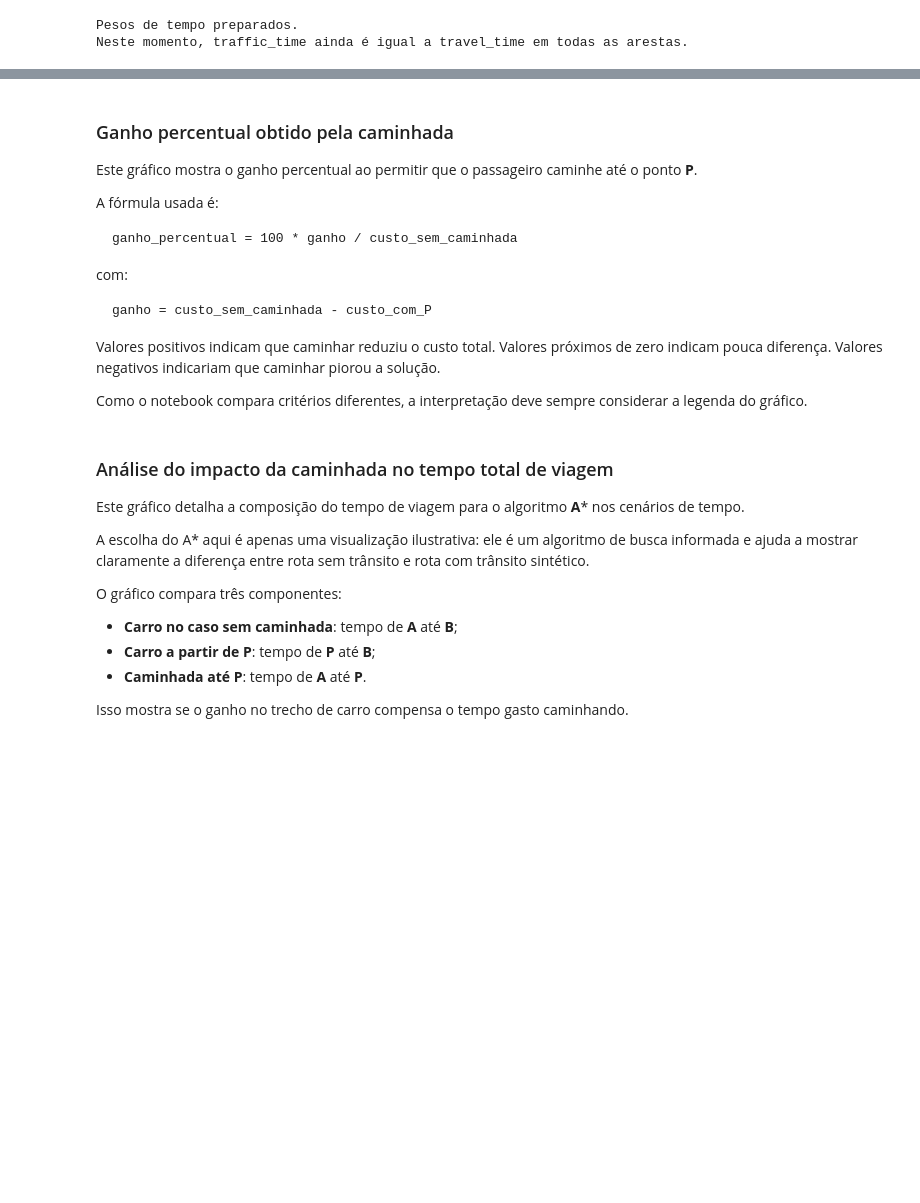
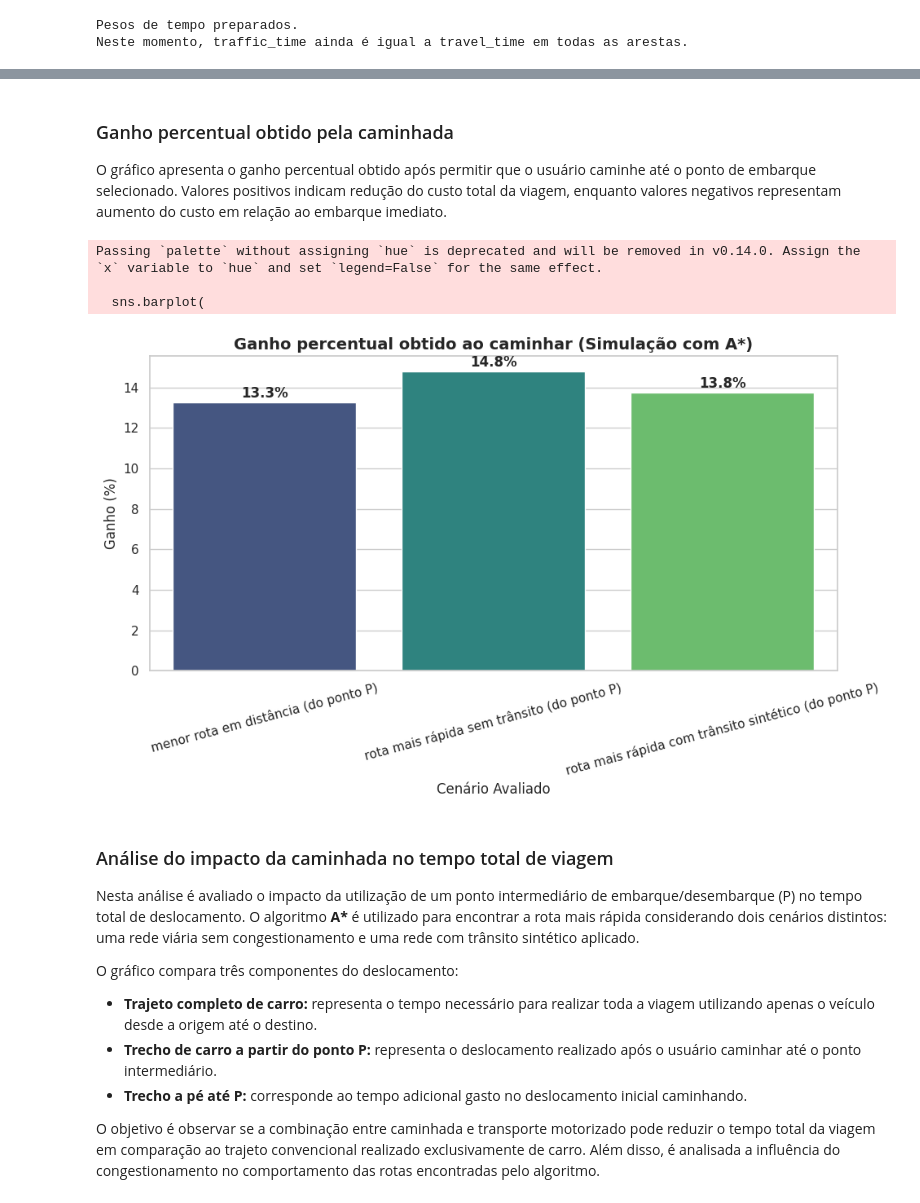
Before and after one commit to edivelton/datastructure, a Jupyter notebook: projects/ridesmart-aed2/RideSmart_AED2.ipynb, the cells around one changed output, grey strips where cells are left out. Drawn from its saved outputs; the diff is of its cells as text; code cells hidden in the pictures; blank space fills up the shorter version.

````diff
--- a/projects/ridesmart-aed2/RideSmart_AED2.ipynb
+++ b/projects/ridesmart-aed2/RideSmart_AED2.ipynb
@@ -1759,65 +1932,64 @@ plt.show()
 # %% [markdown]
 ### Ganho percentual obtido pela caminhada
 
-Este gráfico mostra o ganho percentual ao permitir que o passageiro caminhe até o ponto **P**.
-
-A fórmula usada é:
-
-```text
-ganho_percentual = 100 * ganho / custo_sem_caminhada
-```
-
-com:
-
-```text
-ganho = custo_sem_caminhada - custo_com_P
-```
-
-Valores positivos indicam que caminhar reduziu o custo total. Valores próximos de zero indicam pouca diferença. Valores negativos indicariam que caminhar piorou a solução.
-
-Como o notebook compara critérios diferentes, a interpretação deve sempre considerar a legenda do gráfico.
+O gráfico apresenta o ganho percentual obtido após permitir que o usuário caminhe até o ponto de embarque selecionado. Valores positivos indicam redução do custo total da viagem, enquanto valores negativos representam aumento do custo em relação ao embarque imediato.
 # %%
 import matplotlib.pyplot as plt
 import seaborn as sns
 
 sns.set_theme(style="whitegrid")
 
-plt.figure(figsize=(14,6))
+# 1. Filtramos o DataFrame para manter apenas UM algoritmo (ex: A*)
+df_filtrado = df_ganho_ao_caminhar[df_ganho_ao_caminhar['algoritmo'] == 'A*']
 
+# Podemos reduzir um pouco a largura da figura, já que agora temos menos barras
+plt.figure(figsize=(10, 6))
+
+# 2. Trocamos o eixo X para ser o 'criterio' e removemos o 'hue'
 sns.barplot(
-    data=df_ganho_ao_caminhar,
-    x="algoritmo",
+    data=df_filtrado,
+    x="criterio",
     y="ganho_percentual",
-    hue="criterio",
     palette="viridis"
 )
 
-plt.title("Ganho percentual obtido ao caminhar até o ponto P")
-plt.xlabel("Algoritmo")
-plt.ylabel("Ganho (%)")
+plt.title("Ganho percentual obtido ao caminhar (Simulação com A*)", fontsize=14, fontweight='bold')
+plt.xlabel("Cenário Avaliado", fontsize=12)
+plt.ylabel("Ganho (%)", fontsize=12)
 
-plt.legend(
-    title="Critério",
-    bbox_to_anchor=(1.02,1),
-    loc="upper left"
-)
+# Adicionamos os valores exatos em cima de cada barra para facilitar a leitura
+ax = plt.gca()
+for p in ax.patches:
+    ax.annotate(f"{p.get_height():.1f}%",
+                (p.get_x() + p.get_width() / 2., p.get_height()),
+                ha='center', va='center',
+                xytext=(0, 8),
+                textcoords='offset points',
+                fontweight='bold')
+
+# Como os nomes dos critérios costumam ser longos, rotacionamos os textos do eixo X
+plt.xticks(rotation=15)
 
 plt.tight_layout()
 plt.show()
+# %% [output]
+Passing `palette` without assigning `hue` is deprecated and will be removed in v0.14.0. Assign the `x` variable to `hue` and set `legend=False` for the same effect.
+
+  sns.barplot(
+[figure, added]
 # %% [markdown]
 ### Análise do impacto da caminhada no tempo total de viagem
 
-Este gráfico detalha a composição do tempo de viagem para o algoritmo **A*** nos cenários de tempo.
+Nesta análise é avaliado o impacto da utilização de um ponto intermediário de embarque/desembarque (P) no tempo total de deslocamento.
+O algoritmo **A\*** é utilizado para encontrar a rota mais rápida considerando dois cenários distintos: uma rede viária sem congestionamento e uma rede com trânsito sintético aplicado.
 
-A escolha do A* aqui é apenas uma visualização ilustrativa: ele é um algoritmo de busca informada e ajuda a mostrar claramente a diferença entre rota sem trânsito e rota com trânsito sintético.
+O gráfico compara três componentes do deslocamento:
 
-O gráfico compara três componentes:
+- **Trajeto completo de carro:** representa o tempo necessário para realizar toda a viagem utilizando apenas o veículo desde a origem até o destino.
+- **Trecho de carro a partir do ponto P:** representa o deslocamento realizado após o usuário caminhar até o ponto intermediário.
+- **Trecho a pé até P:** corresponde ao tempo adicional gasto no deslocamento inicial caminhando.
 
-- **Carro no caso sem caminhada**: tempo de **A** até **B**;
-- **Carro a partir de P**: tempo de **P** até **B**;
-- **Caminhada até P**: tempo de **A** até **P**.
-
-Isso mostra se o ganho no trecho de carro compensa o tempo gasto caminhando.
+O objetivo é observar se a combinação entre caminhada e transporte motorizado pode reduzir o tempo total da viagem em comparação ao trajeto convencional realizado exclusivamente de carro. Além disso, é analisada a influência do congestionamento no comportamento das rotas encontradas pelo algoritmo.
 # %%
 import matplotlib.pyplot as plt
 import numpy as np
````
Also changed, not shown: parts of 50 cells of this notebook.
